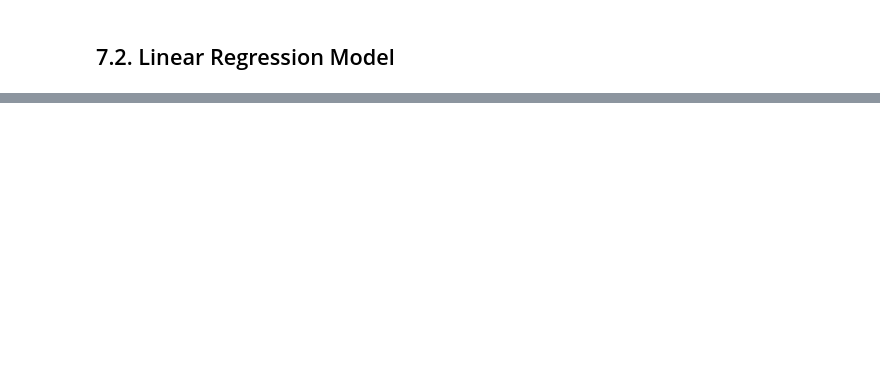
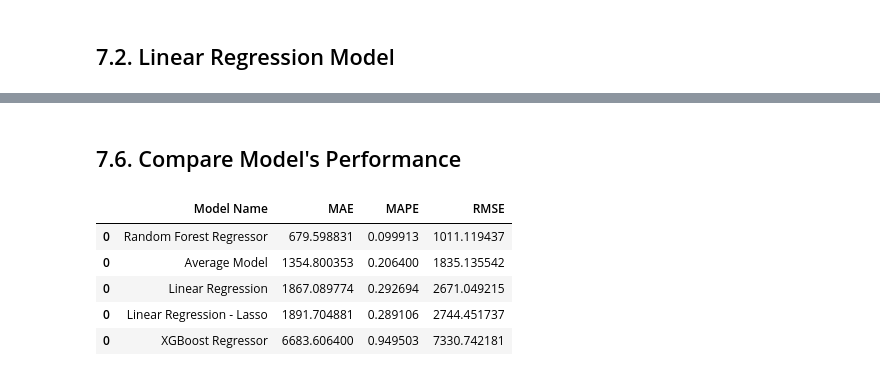
Before and after one commit to luana-afonso/DataScience-Em-Producao, a Jupyter notebook: m07_v01_store_sales_prediction.ipynb, the cells around one changed output, grey strips where cells are left out. Cells and saved outputs as stored; diff of their text form; code cells hidden in the pictures; blank space fills up the shorter version.

```diff
--- a/m07_v01_store_sales_prediction.ipynb
+++ b/m07_v01_store_sales_prediction.ipynb
@@ -2200,0 +2218,14 @@ la = Lasso().fit( x_train, Y_train )
+# %%
+# model
+# Passando 3 parametros: n_estimators (quantas árvores ele vai gerar), n_jobs=-1 para ele rodar em paralelo
+# random_state=42 é a origem dos numeros aleatórios (é uma seed) ele colocou 42 mas pode ser qualquer número
+
+rf = RandomForestRegressor( n_estimators=100, n_jobs=-1, random_state=42 ).fit( x_train, Y_train )
+
+# prediction
+yhat_rf = rf.predict( x_test )
+
+# performance
+# Não esquecer de (re)transformar os valores que foram transformados anteriormente
+rf_result = ml_error( "Random Forest Regressor", np.expm1(Y_test), np.expm1(yhat_rf) )
+rf_result
@@ -2200,0 +2237,14 @@ la = Lasso().fit( x_train, Y_train )
+# %%
+# model
+# eta: quantas passadas ele usa para fazer o aprendizado
+# max_depth: maxima ramificação/profundidade que a arvore pode chegar
+# subsample: qual porcentagem das variaveis que tenho que quero fazer uma amostragem
+# No passo 8 vamos fazer o Fine tunning para ver quais são os melhores parametros para o modelo selecionado, entao nao nos preocupamos mt com isso agora
+model_xgb = xgb.XGBRegressor( objective="reg:squarederror", n_estimators=100, eta=0.01, max_depth=10, subsample=0.7, colsample_bytee=0.9 ).fit( x_train, Y_train )
+
+# prediction
+yhat_xgb = model_xgb.predict( x_test )
+
+# performance
+xgb_result = ml_error( "XGBoost Regressor", np.expm1(Y_test), np.expm1(yhat_xgb) )
+xgb_result
@@ -2200,0 +2260,15 @@ la = Lasso().fit( x_train, Y_train )
+# %% [markdown]
+## 7.6. Compare Model's Performance
+# %%
+# método concat da classe Pandas
+
+modelling_result = pd.concat( [baseline_result, lr_result, lrr_result, rf_result, xgb_result] )
+
+modelling_result.sort_values( "RMSE" )
+# %% [output]
+|  | Model Name | MAE | MAPE | RMSE |
+| 0 | Random Forest Regressor | 679.598831 | 0.099913 | 1011.119437 |
+| 0 | Average Model | 1354.800353 | 0.206400 | 1835.135542 |
+| 0 | Linear Regression | 1867.089774 | 0.292694 | 2671.049215 |
+| 0 | Linear Regression - Lasso | 1891.704881 | 0.289106 | 2744.451737 |
+| 0 | XGBoost Regressor | 6683.606400 | 0.949503 | 7330.742181 |
```
Also changed, not shown: parts of 48 cells of this notebook.
